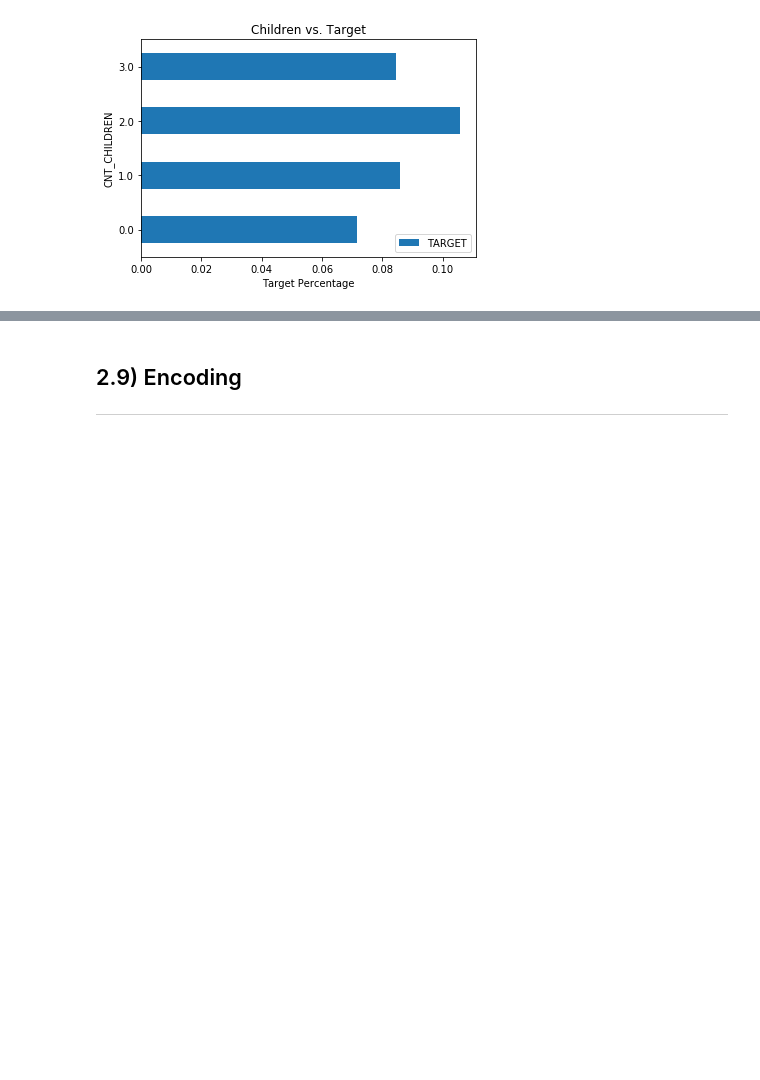
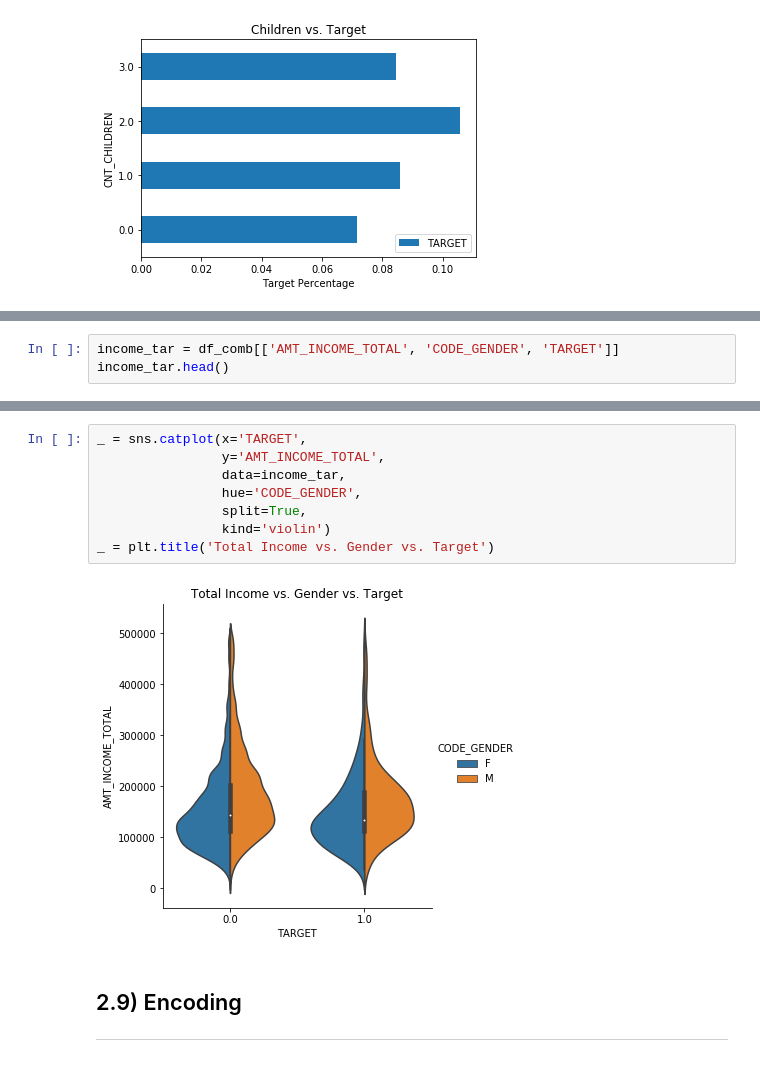
Before and after one commit to milesin3d/HomeCreditDefaultRisk, a Jupyter notebook: HomeCreditDefaultRisk.ipynb, the cells around one changed output, grey strips where cells are left out. Drawn from its saved outputs; the diff is of its cells as text; blank space fills up the shorter version.

```diff
--- a/HomeCreditDefaultRisk.ipynb
+++ b/HomeCreditDefaultRisk.ipynb
@@ -2748,0 +2776,3 @@ _ = plt.xlabel('Target Percentage')
+# %%
+income_tar = df_comb[['AMT_INCOME_TOTAL', 'CODE_GENDER', 'TARGET']]
+income_tar.head()
@@ -2749,3 +2787,13 @@ _ = plt.xlabel('Target Percentage')
+# %%
+_ = sns.catplot(x='TARGET',
+                y='AMT_INCOME_TOTAL',
+                data=income_tar,
+                hue='CODE_GENDER',
+                split=True,
+                kind='violin')
+_ = plt.title('Total Income vs. Gender vs. Target')
+# %% [output]
+[figure, added]
 # %% [markdown]
 ## 2.9) Encoding
 ---
```
Also changed, not shown: parts of 54 cells of this notebook.
